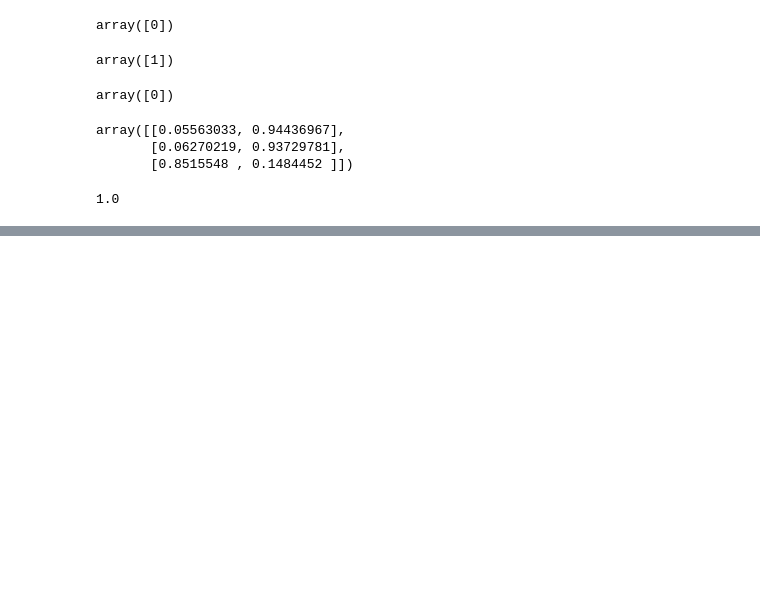
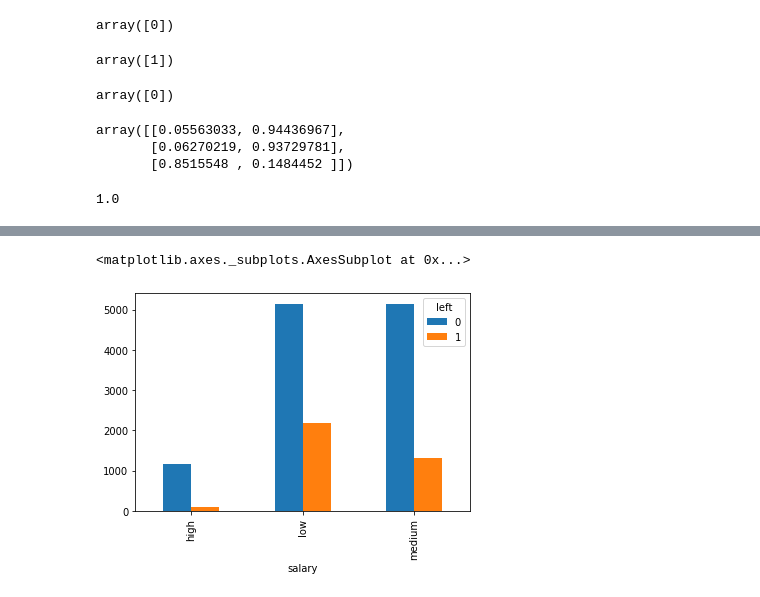
Before and after one commit to Void-Brain70/Machine_Learning, a Jupyter notebook: Logistic_Regression.ipynb, the cells around one changed output, grey strips where cells are left out. Cells and saved outputs as stored; diff of their text form; code cells hidden in the pictures; blank space fills up the shorter version.

```diff
--- a/Logistic_Regression.ipynb
+++ b/Logistic_Regression.ipynb
@@ -83,0 +90,3 @@ model.score(x_test,y_test)
+# %%
+df = pd.read_csv("/content/HR_comma_sep.csv")
+df.head()
@@ -83,0 +117,5 @@ model.score(x_test,y_test)
+# %%
+pd.crosstab(df.salary,df.left).plot(kind='bar')
+# %% [output]
+<matplotlib.axes._subplots.AxesSubplot at 0x...>
+[figure, added]
```
Also changed, not shown: parts of 17 cells of this notebook.
